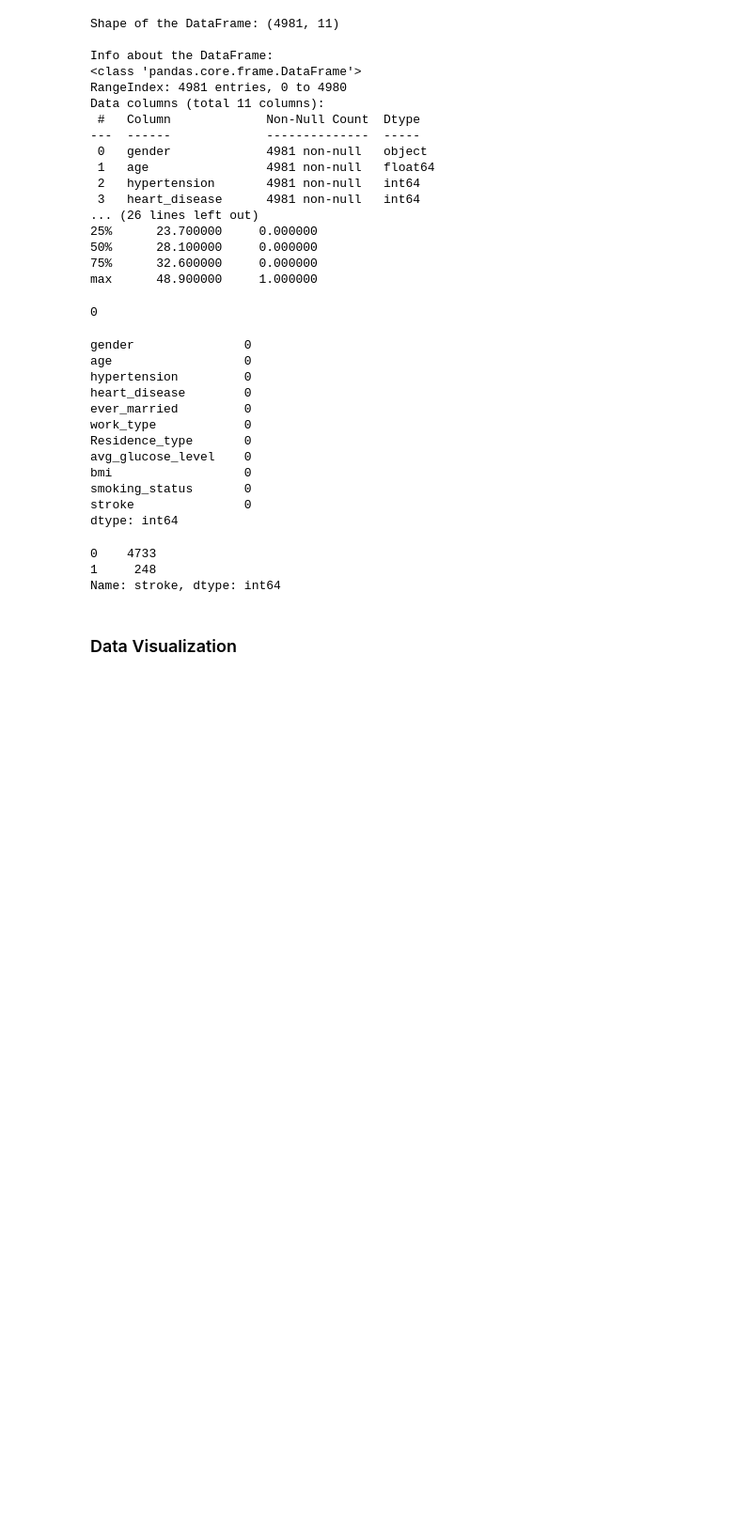
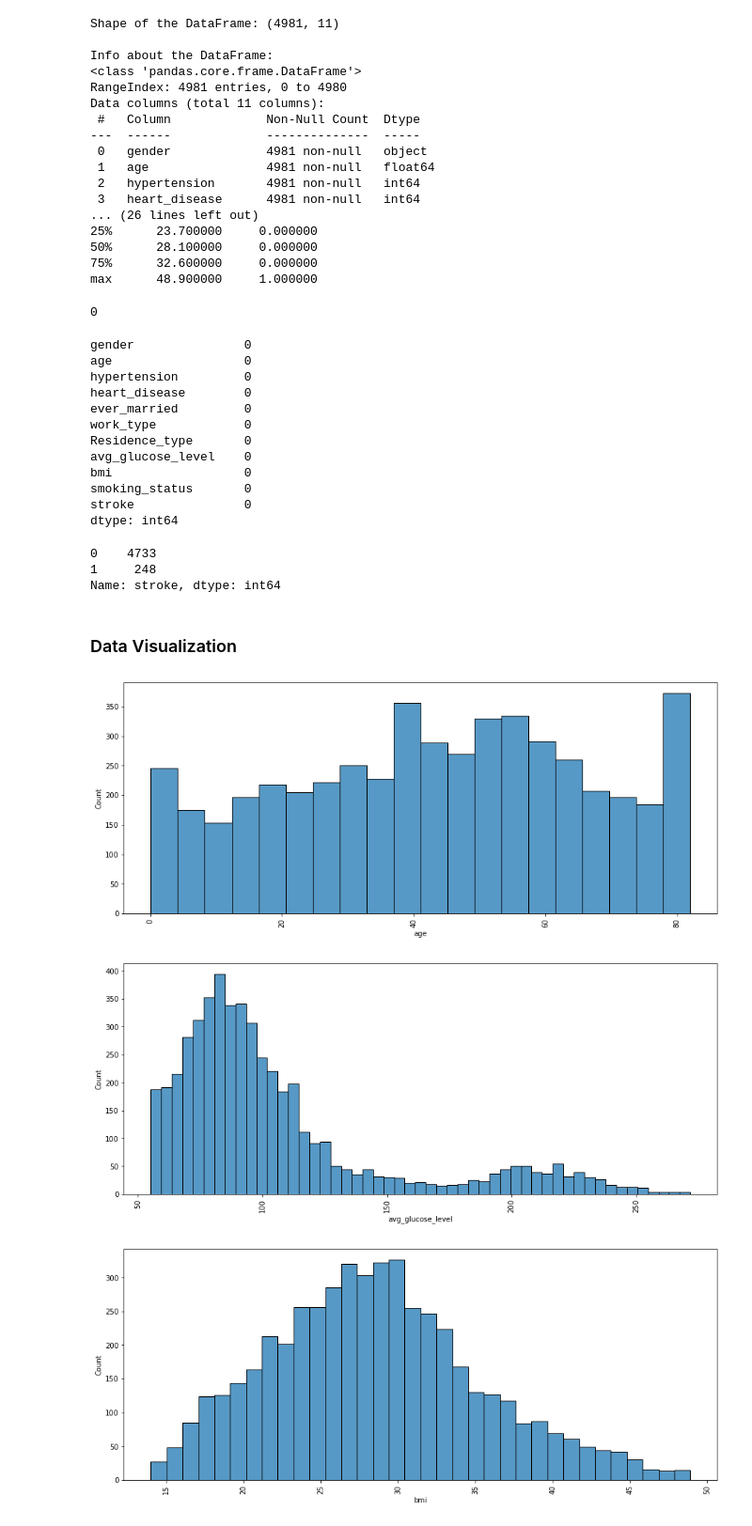
Before and after one commit to Annbellah/Brain_Stroke_Model, a Jupyter notebook: Brain_Stroke.ipynb, the cells around one changed output. Shown at 94% size. Drawn from its saved outputs; the diff is of its cells as text; code cells hidden in the pictures; blank space fills up the shorter version.

```diff
--- a/Brain_Stroke.ipynb
+++ b/Brain_Stroke.ipynb
@@ -107,11 +107,15 @@ Name: stroke, dtype: int64
 # %% [markdown]
 ### Data Visualization
 # %%
-stroke_df_num = stroke_df[['age', 'hypertension','heart_disease','avg_glucose_level', 'bmi']]
+stroke_df_num = stroke_df[['age','avg_glucose_level', 'bmi']]
 
 
-for i in data_numerical.columns:
+for i in stroke_df_num.columns:
     plt.figure(figsize = (15,6))
-    sns.histplot(data_numerical[i], palette = 'hls')
+    sns.histplot(stroke_df_num[i], palette = 'hls')
     plt.xticks(rotation = 90)
     plt.show()
+# %% [output]
+[figure, added]
+[figure, added]
+[figure, added]
```
Also changed, not shown: parts of 1 cell of this notebook.
